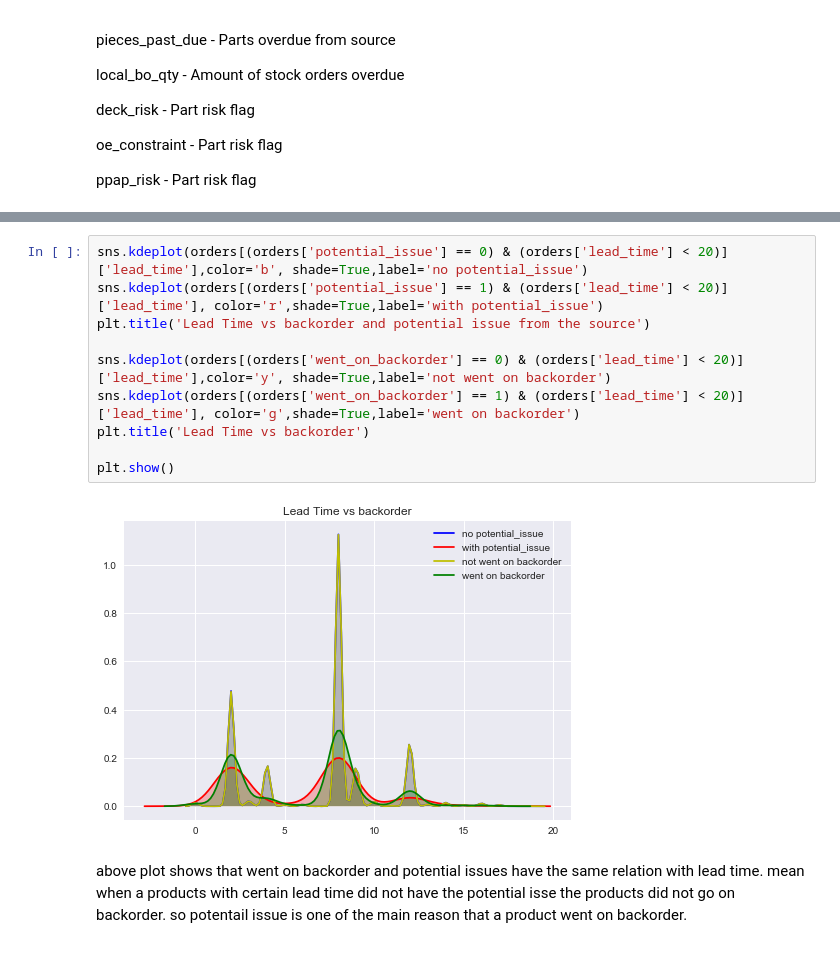
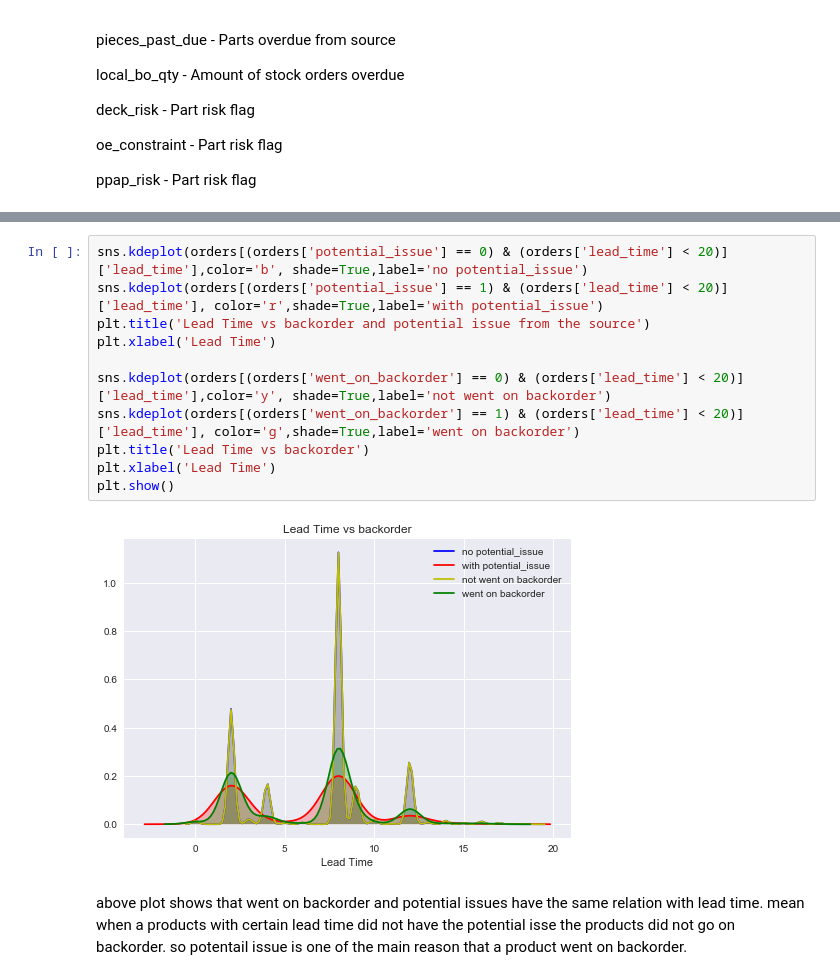
Before and after one commit to hedib/DataScienceProjects, a Jupyter notebook: project_Inventory/backorder.ipynb, the cells around one changed output, grey strips where cells are left out. Saved outputs shown, nothing was run; the diff lists cells and outputs as text.

```diff
--- a/project_Inventory/backorder.ipynb
+++ b/project_Inventory/backorder.ipynb
@@ -647,15 +667,16 @@ Total Forecast sales - Part risk flag correlation with backorder [[ 1.         -
 # %%
 sns.kdeplot(orders[(orders['potential_issue'] == 0) & (orders['lead_time'] < 20)]['lead_time'],color='b', shade=True,label='no potential_issue')
 sns.kdeplot(orders[(orders['potential_issue'] == 1) & (orders['lead_time'] < 20)]['lead_time'], color='r',shade=True,label='with potential_issue')
 plt.title('Lead Time vs backorder and potential issue from the source')
+plt.xlabel('Lead Time')
 
 sns.kdeplot(orders[(orders['went_on_backorder'] == 0) & (orders['lead_time'] < 20)]['lead_time'],color='y', shade=True,label='not went on backorder')
 sns.kdeplot(orders[(orders['went_on_backorder'] == 1) & (orders['lead_time'] < 20)]['lead_time'], color='g',shade=True,label='went on backorder')
 plt.title('Lead Time vs backorder')
-
+plt.xlabel('Lead Time')
 plt.show()
 # %% [output]
-[figure, old version]
+[figure, new version]
 # %% [markdown]
 above plot shows that went on backorder and potential issues have the same relation with lead time. mean when a products with certain lead time did not have the potential isse the products did not go on backorder.
 so potentail issue is one of the main reason that a product went on backorder.
```
Also changed, not shown: parts of 53 cells of this notebook.
